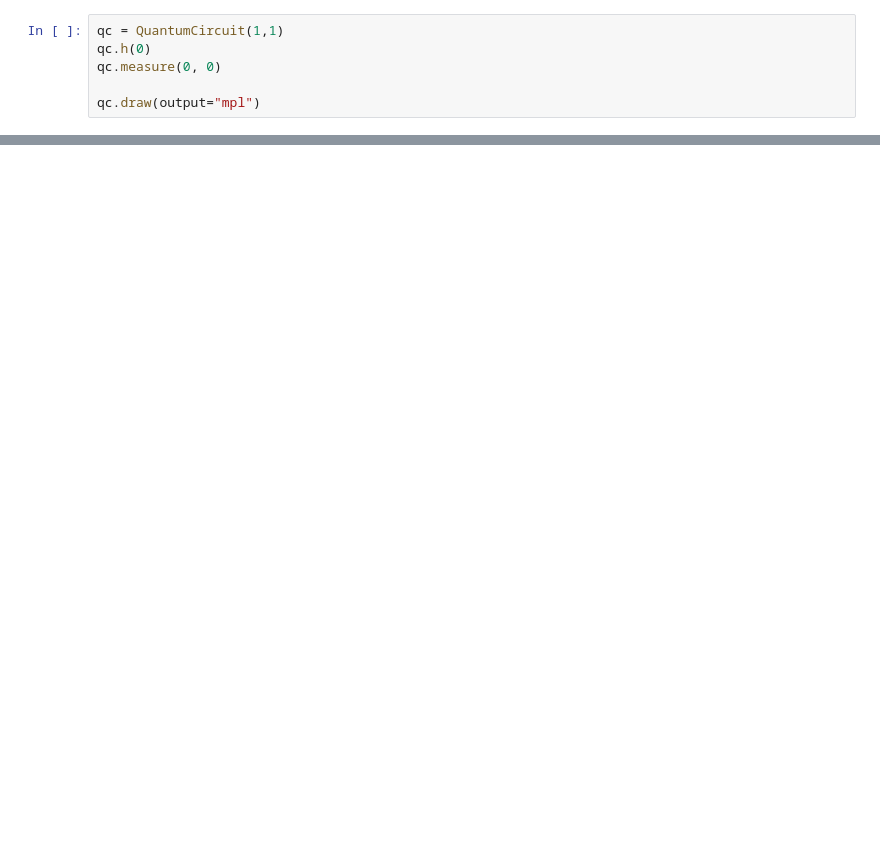
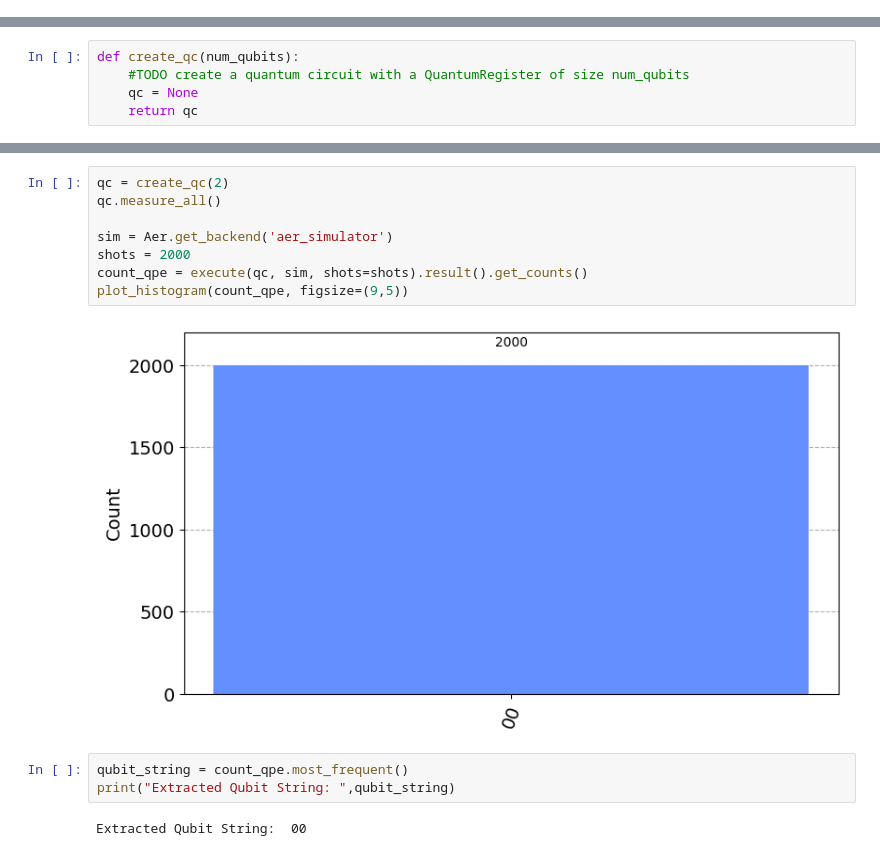
Before and after one commit to aztec-quantum/FA23-labs, a Jupyter notebook: labs/lab1/lab1.ipynb, the cells around one changed output, grey strips where cells are left out. Cells and saved outputs as stored; diff of their text form; blank space fills up the shorter version.

```diff
--- a/labs/lab1/lab1.ipynb
+++ b/labs/lab1/lab1.ipynb
@@ -558,6 +0,0 @@ We can implement the same $|+\rangle$ state with measurement using a quantum cir
-# %%
-qc = QuantumCircuit(1,1)
-qc.h(0)
-qc.measure(0, 0)
-
-qc.draw(output="mpl")
@@ -646,0 +61,5 @@ Congratulations! You finished Lab 1 of the Qiskit Global Summer School 2023!
+# %%
+def create_qc(num_qubits):
+    #TODO create a quantum circuit with a QuantumRegister of size num_qubits
+    qc = None
+    return qc
@@ -646,0 +91,15 @@ Congratulations! You finished Lab 1 of the Qiskit Global Summer School 2023!
+# %%
+qc = create_qc(2)
+qc.measure_all()
+
+sim = Aer.get_backend('aer_simulator')
+shots = 2000
+count_qpe = execute(qc, sim, shots=shots).result().get_counts()
+plot_histogram(count_qpe, figsize=(9,5))
+# %% [output]
+[figure, added]
+# %%
+qubit_string = count_qpe.most_frequent()
+print("Extracted Qubit String: ",qubit_string)
+# %% [output]
+Extracted Qubit String:  00
```
Also changed, not shown: parts of 135 cells of this notebook.
